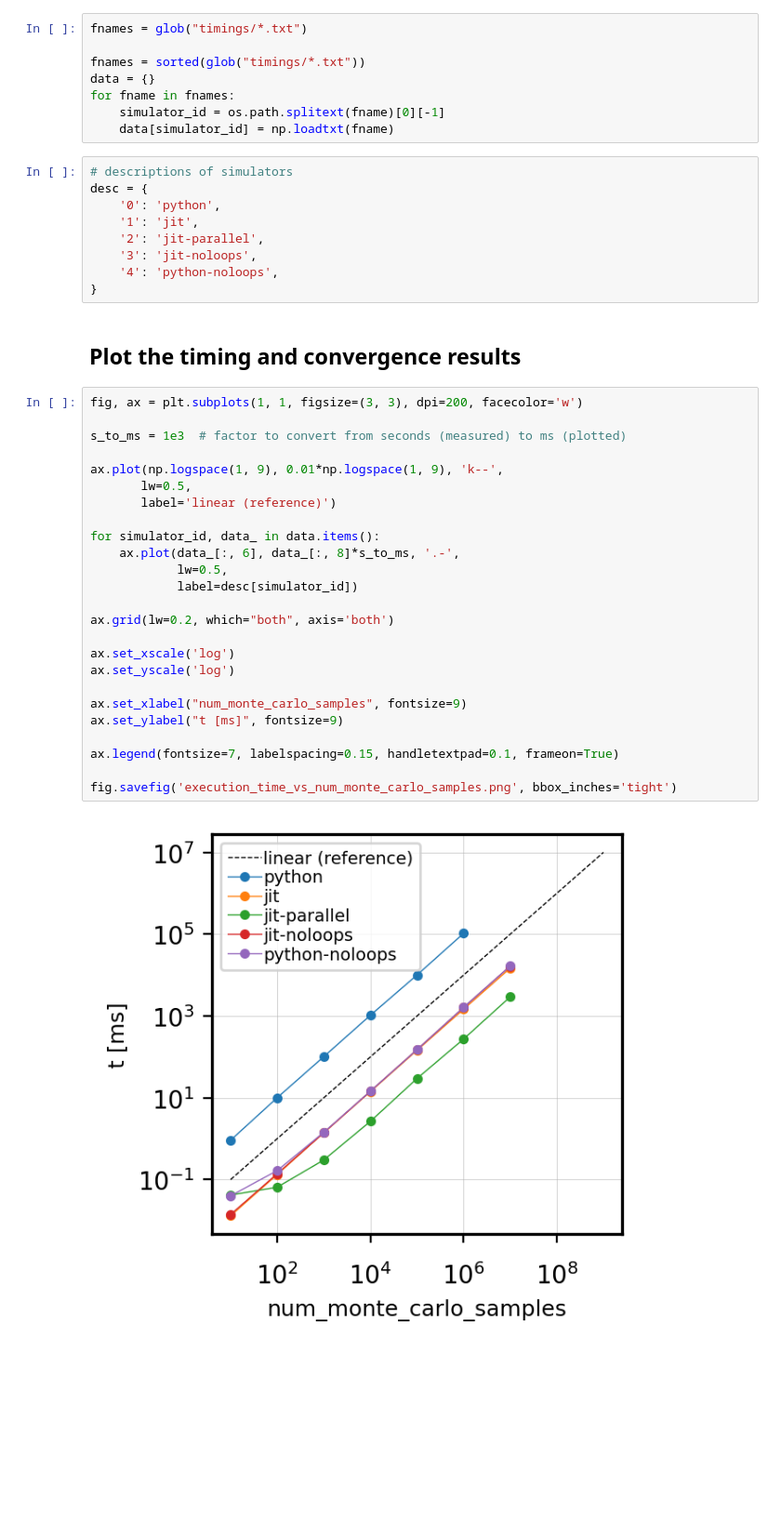
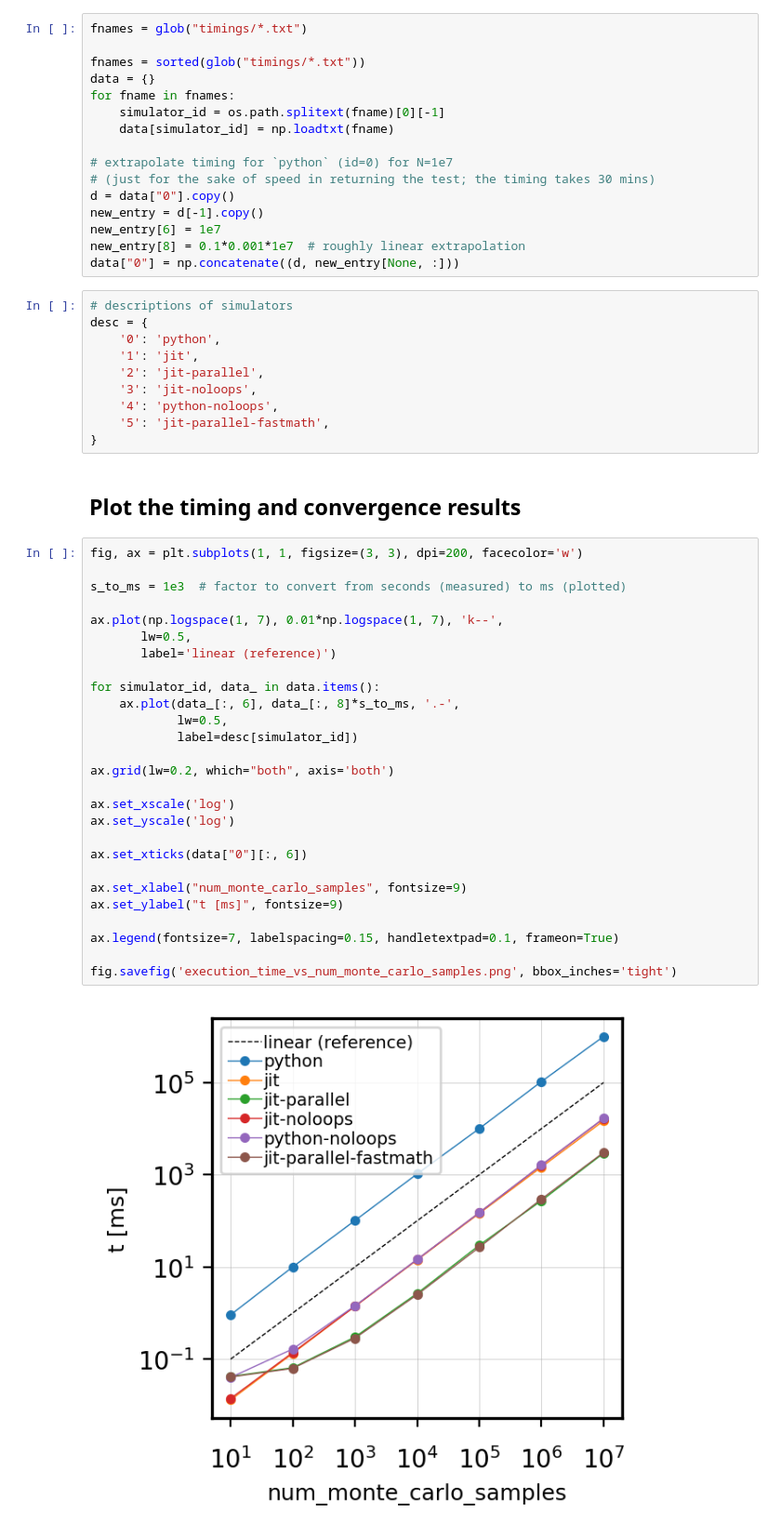
Before and after one commit to mtazzari/OasisHurricane, a Jupyter notebook: benchmark/plot_timing_results.ipynb, the cells around one changed output. Shown at 93% size. Drawn from its saved outputs; the diff is of its cells as text; blank space fills up the shorter version.

```diff
--- a/benchmark/plot_timing_results.ipynb
+++ b/benchmark/plot_timing_results.ipynb
@@ -26,6 +37,14 @@ data = {}
 for fname in fnames:
     simulator_id = os.path.splitext(fname)[0][-1]
     data[simulator_id] = np.loadtxt(fname)
+
+# extrapolate timing for `python` (id=0) for N=1e7
+# (just for the sake of speed in returning the test; the timing takes 30 mins)
+d = data["0"].copy()
+new_entry = d[-1].copy()
+new_entry[6] = 1e7
+new_entry[8] = 0.1*0.001*1e7  # roughly linear extrapolation
+data["0"] = np.concatenate((d, new_entry[None, :]))
 # %%
 # descriptions of simulators
 desc = {
@@ -34,33 +53,36 @@ desc = {
     '2': 'jit-parallel',
     '3': 'jit-noloops',
     '4': 'python-noloops',
+    '5': 'jit-parallel-fastmath',
 }
 # %% [markdown]
 ## Plot the timing and convergence results
 # %%
 fig, ax = plt.subplots(1, 1, figsize=(3, 3), dpi=200, facecolor='w')
 
 s_to_ms = 1e3  # factor to convert from seconds (measured) to ms (plotted)
 
-ax.plot(np.logspace(1, 9), 0.01*np.logspace(1, 9), 'k--',
+ax.plot(np.logspace(1, 7), 0.01*np.logspace(1, 7), 'k--',
        lw=0.5,
        label='linear (reference)')
 
 for simulator_id, data_ in data.items():
     ax.plot(data_[:, 6], data_[:, 8]*s_to_ms, '.-',
             lw=0.5,
             label=desc[simulator_id])
 
 ax.grid(lw=0.2, which="both", axis='both')
 
 ax.set_xscale('log')
 ax.set_yscale('log')
 
+ax.set_xticks(data["0"][:, 6])
+
 ax.set_xlabel("num_monte_carlo_samples", fontsize=9)
 ax.set_ylabel("t [ms]", fontsize=9)
 
 ax.legend(fontsize=7, labelspacing=0.15, handletextpad=0.1, frameon=True)
 
 fig.savefig('execution_time_vs_num_monte_carlo_samples.png', bbox_inches='tight')
 # %% [output]
-[figure, old version]
+[figure, new version]
```
Also changed, not shown: parts of 5 cells of this notebook, 1 other file.
